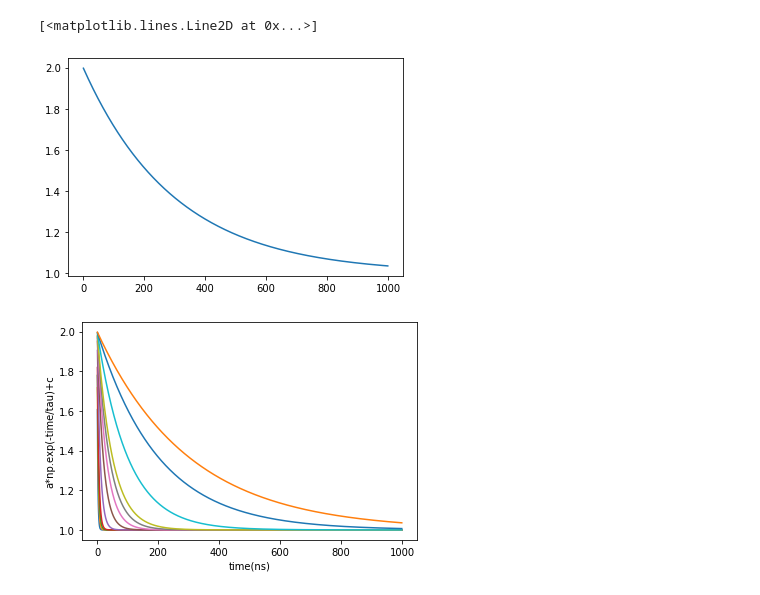
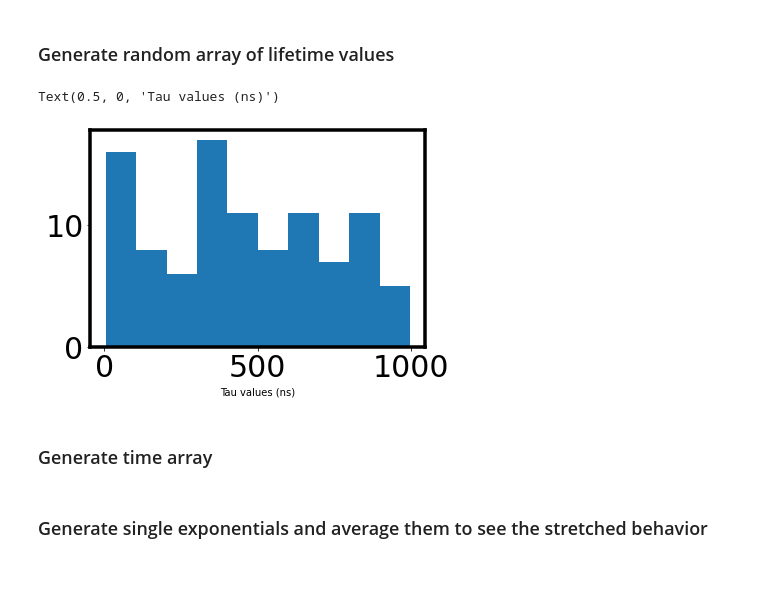
Before and after one commit to mtaddei94/TimeResolvedPL, a Jupyter notebook: TRPL_sim.ipynb, the cells around one changed output. Drawn from its saved outputs; the diff is of its cells as text; code cells hidden in the pictures.

```diff
--- a/TRPL_sim.ipynb
+++ b/TRPL_sim.ipynb
@@ -57,14 +7,22 @@ array([1.99667222, 1.99335551, 1.99004983, 1.98675516, 1.98347145,
-# %%
-plt.plot(x, y)
-# %% [output]
-[<matplotlib.lines.Line2D at 0x...>]
-[figure, removed]
-# %%
-for i in range(len(tau)):
-    y = mono_exp(x, 1, tau[i], 1)
-    plt.plot(x, y)
-    plt.xlabel("time(ns)")
-    plt.ylabel("a*np.exp(-time/tau)+c")
-    plt.legend
-# %% [output]
-[figure, removed]
+# %%
+"""Recylce params for plotting"""
+plt.rc('xtick', labelsize = 30)
+plt.rc('xtick.major', pad = 3)
+plt.rc('ytick', labelsize = 30)
+plt.rc('lines', lw = 3.5, markersize = 20.5)
+plt.rc('legend', fontsize = 30)
+plt.rc('axes', linewidth = 3.5)
+# %% [markdown]
+### Generate random array of lifetime values
+# %%
+seed(10)
+tau_vals = randint(1,1000,100)*1e-9 # convert to s
+# %%
+plt.figure()
+plt.hist(tau_vals*1e9)
+plt.xlabel("Tau values (ns)")
+# %% [output]
+Text(0.5, 0, 'Tau values (ns)')
+[figure, added]
+# %% [markdown]
+### Generate time array
@@ -70,0 +31,2 @@ for i in range(len(tau)):
+# %% [markdown]
+### Generate single exponentials and average them to see the stretched behavior
```
Also changed, not shown: parts of 15 cells of this notebook, 1 other file.
